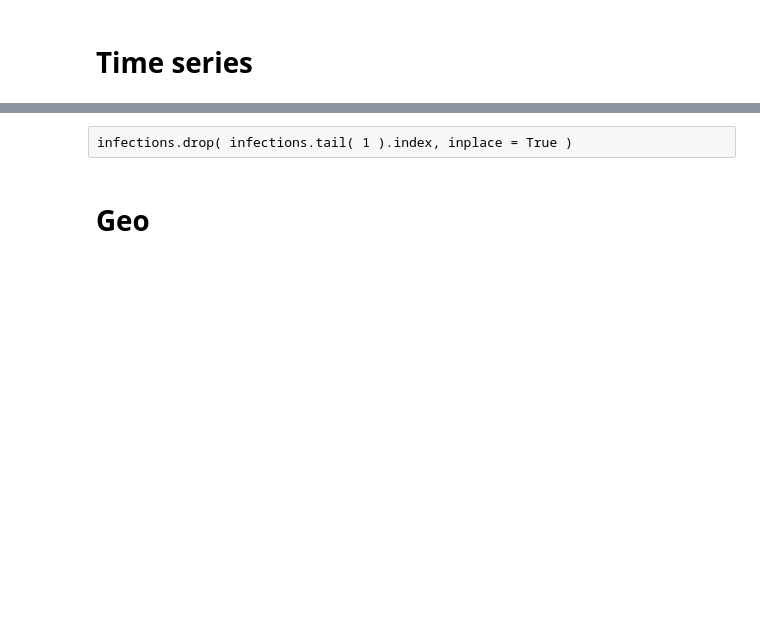
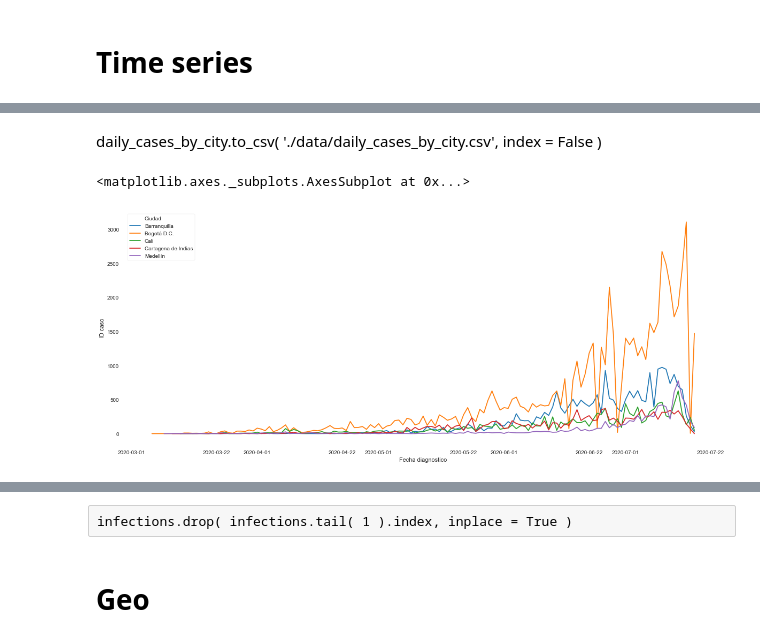
Before and after one commit to andrespd1/siscovid, a Jupyter notebook: COVID-19.ipynb, the cells around one changed output, grey strips where cells are left out. Drawn from its saved outputs; the diff is of its cells as text; code cells hidden in the pictures; blank space fills up the shorter version.

```diff
--- a/COVID-19.ipynb
+++ b/COVID-19.ipynb
@@ -175,0 +184,2 @@ covid.groupby( [ covid[ 'Fecha diagnostico' ].dt.date ] ).agg( { 'ID caso': 'cou
+# %%
+CITIES = [ 'Bogotá D.C.', 'Barranquilla', 'Cali', 'Cartagena de Indias', 'Medellín' ]
@@ -176,3 +201,11 @@ covid.groupby( [ covid[ 'Fecha diagnostico' ].dt.date ] ).agg( { 'ID caso': 'cou
+# %% [markdown]
+daily_cases_by_city.to_csv( './data/daily_cases_by_city.csv', index = False )
+# %%
+plt.figure( figsize = ( 20, 8 ) )
+sns.lineplot( x = 'Fecha diagnostico', y = 'ID caso', hue = 'Ciudad', data = covid.loc[ covid[ 'Ciudad' ].isin( CITIES ) ].groupby( [ 'Ciudad', covid[ 'Fecha diagnostico' ].dt.date ] ).agg( { 'ID caso': 'count' } ).reset_index() )
+# %% [output]
+<matplotlib.axes._subplots.AxesSubplot at 0x...>
+[figure, added]
 # %%
 # Plotting diagnosed cases by day (cumulative sum)
 covid.groupby( [ covid[ 'Fecha diagnostico' ].dt.date ] ).agg( { 'ID caso': 'count' } ).cumsum().plot( figsize = ( 20, 8 ) )
```
Also changed, not shown: parts of 15 cells of this notebook, 42 other files.
